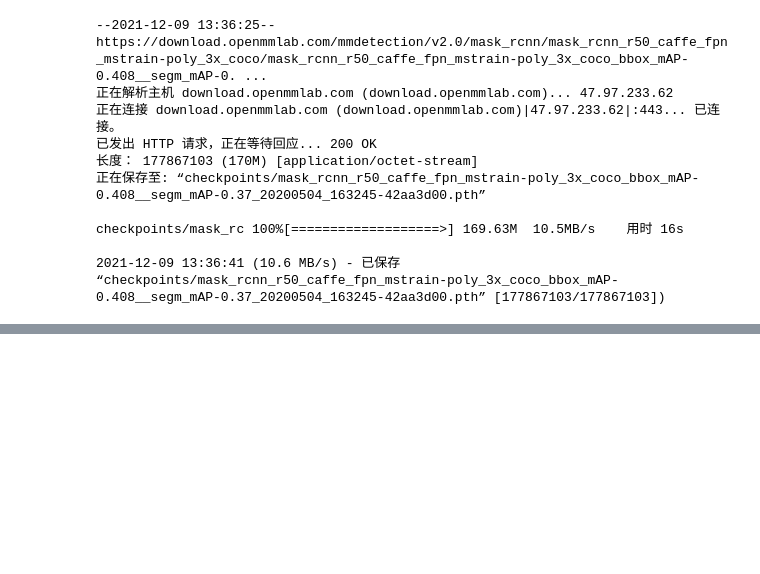
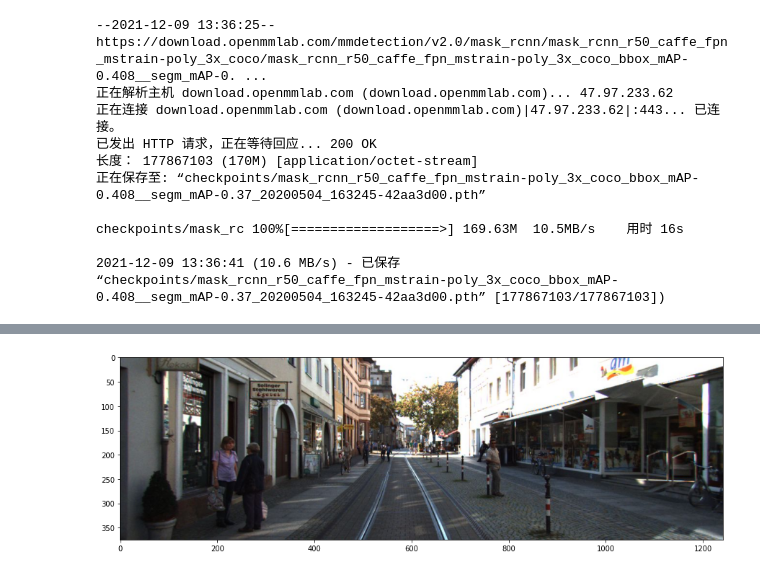
Before and after one commit to DJYERO/Testing_project, a Jupyter notebook: notebook/mmdet_demo.ipynb, the cells around one changed output, grey strips where cells are left out. Cells and saved outputs as stored; diff of their text form; code cells hidden in the pictures; blank space fills up the shorter version.

```diff
--- a/notebook/mmdet_demo.ipynb
+++ b/notebook/mmdet_demo.ipynb
@@ -32,0 +79,11 @@ checkpoints/mask_rc 100%[===================>] 169.63M  10.5MB/s    用时 16s
+# %%
+# Let's take a look at the dataset image
+import mmcv
+import matplotlib.pyplot as plt
+
+img = mmcv.imread('data/kitti_tiny/training/image_2/000073.jpeg')
+plt.figure(figsize=(15, 10))
+plt.imshow(mmcv.bgr2rgb(img))
+plt.show()
+# %% [output]
+[figure, added]
```
Also changed, not shown: parts of 7 cells of this notebook, 5 other files.
